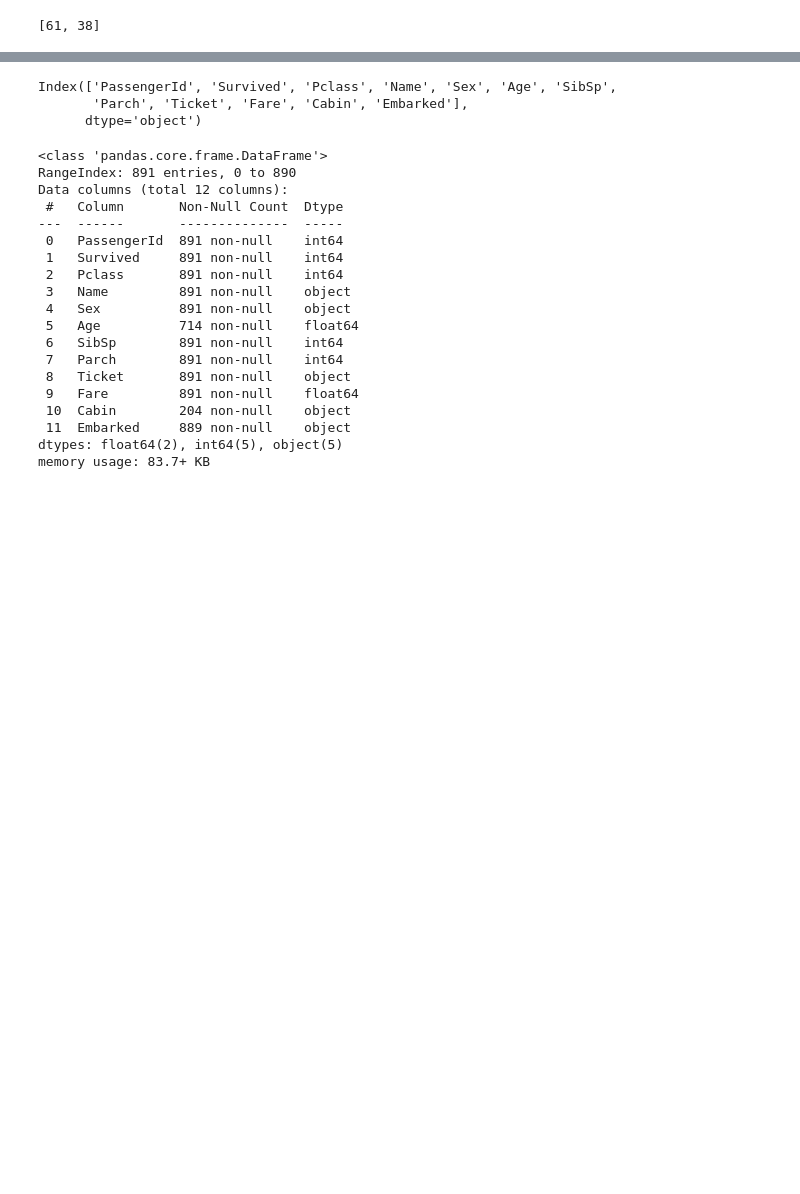
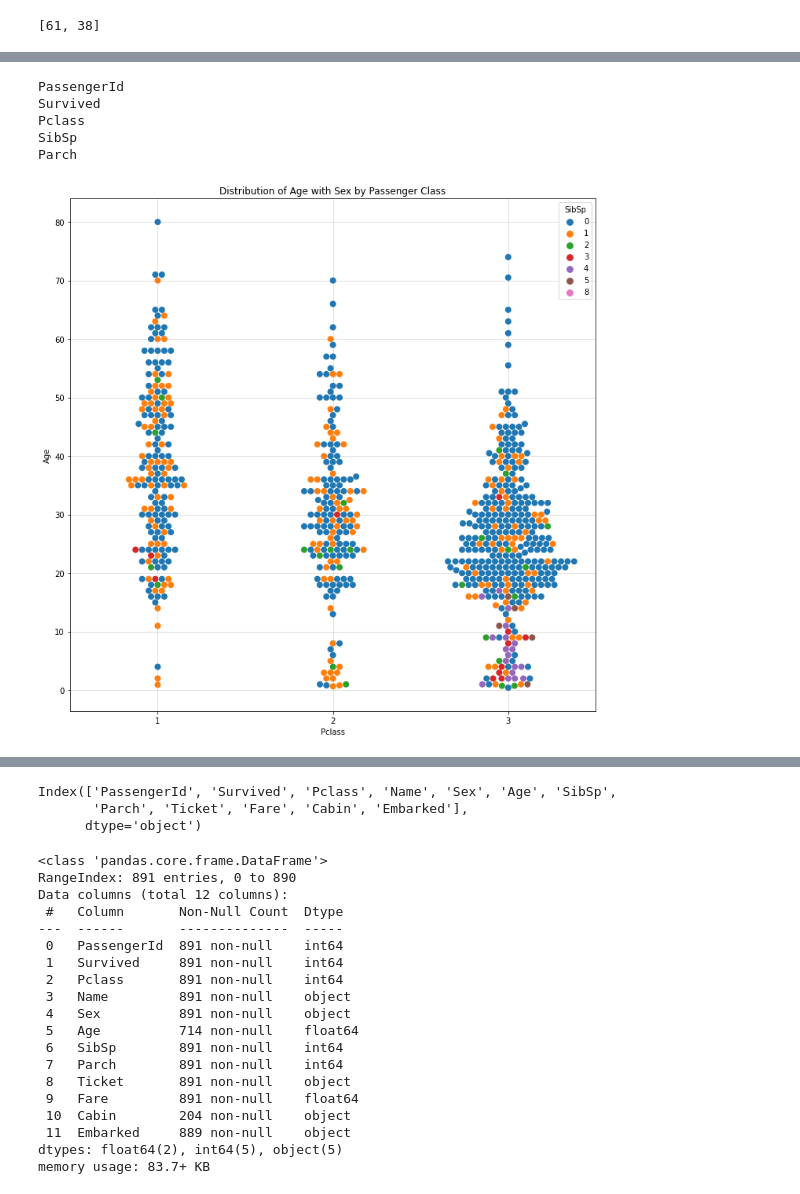
Before and after one commit to maciejszuba/kaggle_titanic_challenge, a Jupyter notebook: notebooks/data-analysis.ipynb, the cells around one changed output, grey strips where cells are left out. Cells and saved outputs as stored; diff of their text form; code cells hidden in the pictures; blank space fills up the shorter version.

```diff
--- a/notebooks/data-analysis.ipynb
+++ b/notebooks/data-analysis.ipynb
@@ -15,0 +139,19 @@ data = pd.read_csv('../raw_data/train.csv')
+# %%
+for x in data.select_dtypes(int).columns:
+    print(x)
+# %% [output]
+PassengerId
+Survived
+Pclass
+SibSp
+Parch
+# %%
+plt.figure(figsize=(12, 12))
+sns.swarmplot(data=data,
+              x='Pclass',
+              y='Age',
+              hue='SibSp',
+              size=8).set(title='Distribution of Age with Sex by Passenger Class')
+plt.grid(alpha=.5)
+# %% [output]
+[figure, added]
```
Also changed, not shown: parts of 30 cells of this notebook.
